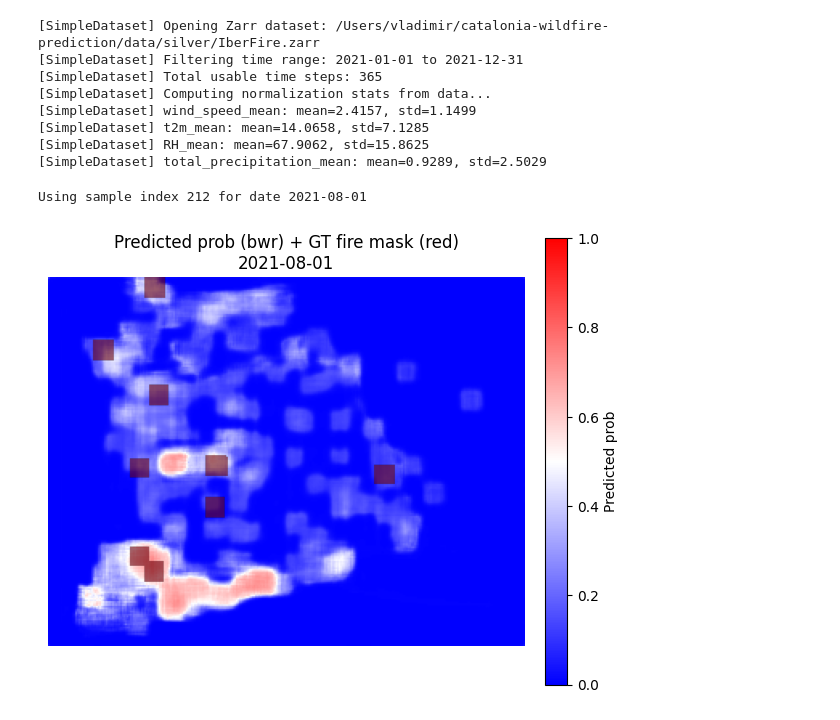
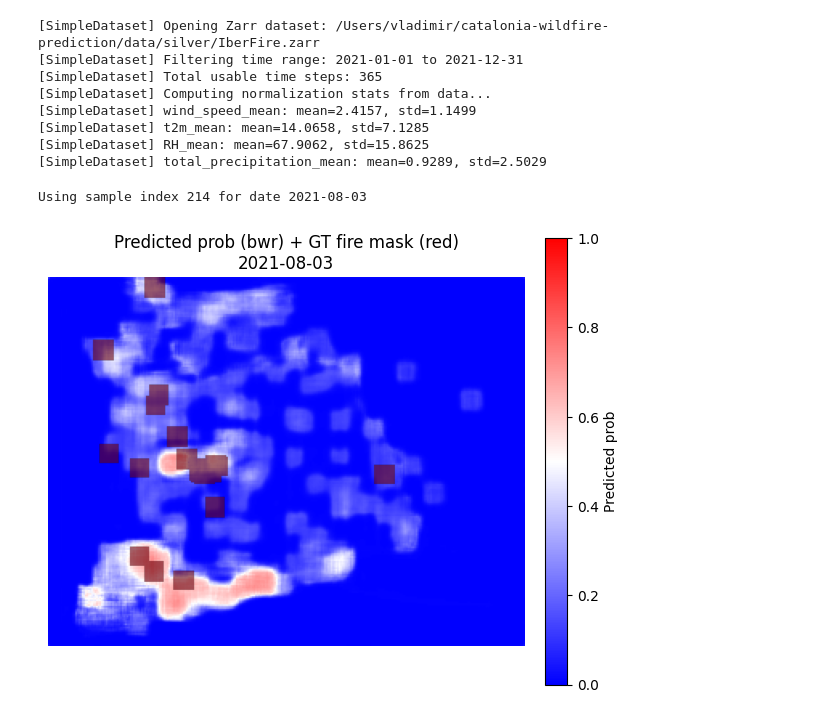
Before and after one commit to curiousdata/catalonia-wildfire-prediction, a Jupyter notebook: notebooks/dropin_unet.ipynb, the cells around one changed output. Saved outputs shown, nothing was run; the diff lists cells and outputs as text; code cells hidden in the pictures.

```diff
--- a/notebooks/dropin_unet.ipynb
+++ b/notebooks/dropin_unet.ipynb
@@ -329,7 +329,7 @@ def compare_prediction(date_str: str):
     plt.tight_layout()
     plt.show()
 # %%
-compare_prediction("2021-08-01")
+compare_prediction("2021-08-03")
 # %% [output]
-Using sample index 212 for date 2021-08-01
+Using sample index 214 for date 2021-08-03
-[figure, old version]
+[figure, new version]
```
